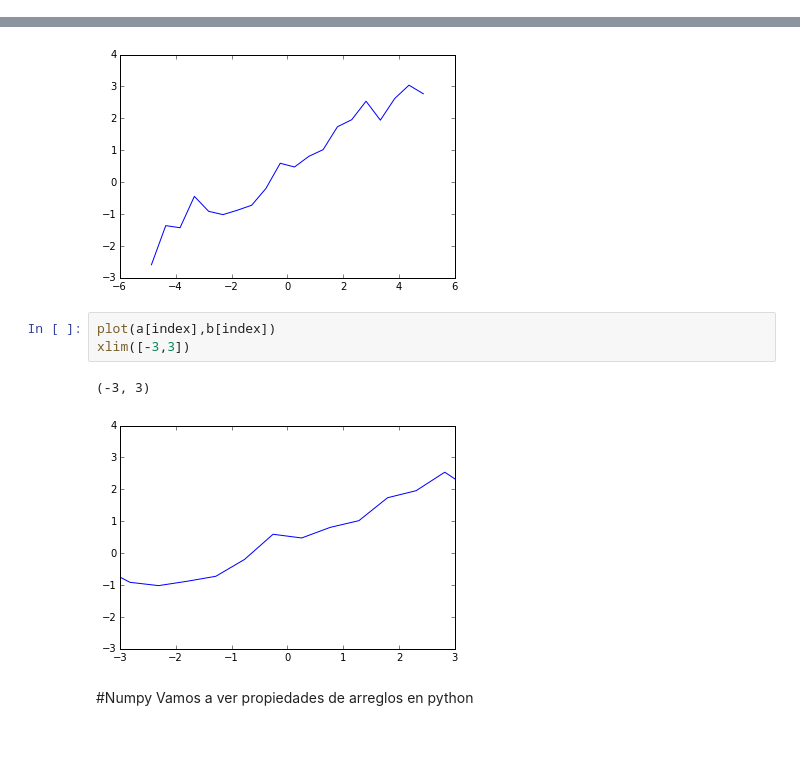
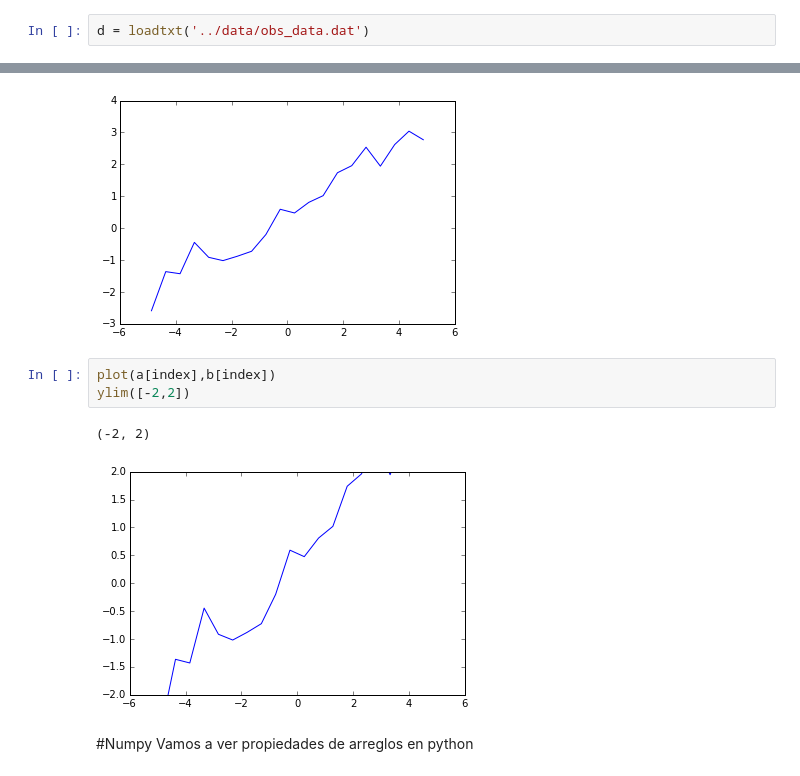
Before and after one commit to ComputoCienciasUniandes/HerramientasComputacionales, a Jupyter notebook: Lectures/05.Python-2/hands_on/NuevoTour.ipynb, the cells around one changed output, grey strips where cells are left out. Saved outputs shown, nothing was run; the diff lists cells and outputs as text; blank space fills up the shorter version.

```diff
--- a/Lectures/05.Python-2/hands_on/NuevoTour.ipynb
+++ b/Lectures/05.Python-2/hands_on/NuevoTour.ipynb
@@ -122,3 +125,5 @@ d = np.loadtxt('../data/obs_data.dat')
+# %%
+d = loadtxt('../data/obs_data.dat')
 # %%
 
 print(shape(d))
@@ -158,10 +163,10 @@ plot(a[index],b[index])
 [figure]
 # %%
 plot(a[index],b[index])
-xlim([-3,3])
+ylim([-2,2])
 # %% [output]
-(-3, 3)
+(-2, 2)
-[figure, old version]
+[figure, new version]
 # %% [markdown]
 #Numpy
 Vamos a ver propiedades de arreglos en python
```
Also changed, not shown: parts of 12 cells of this notebook, 3 other files.
